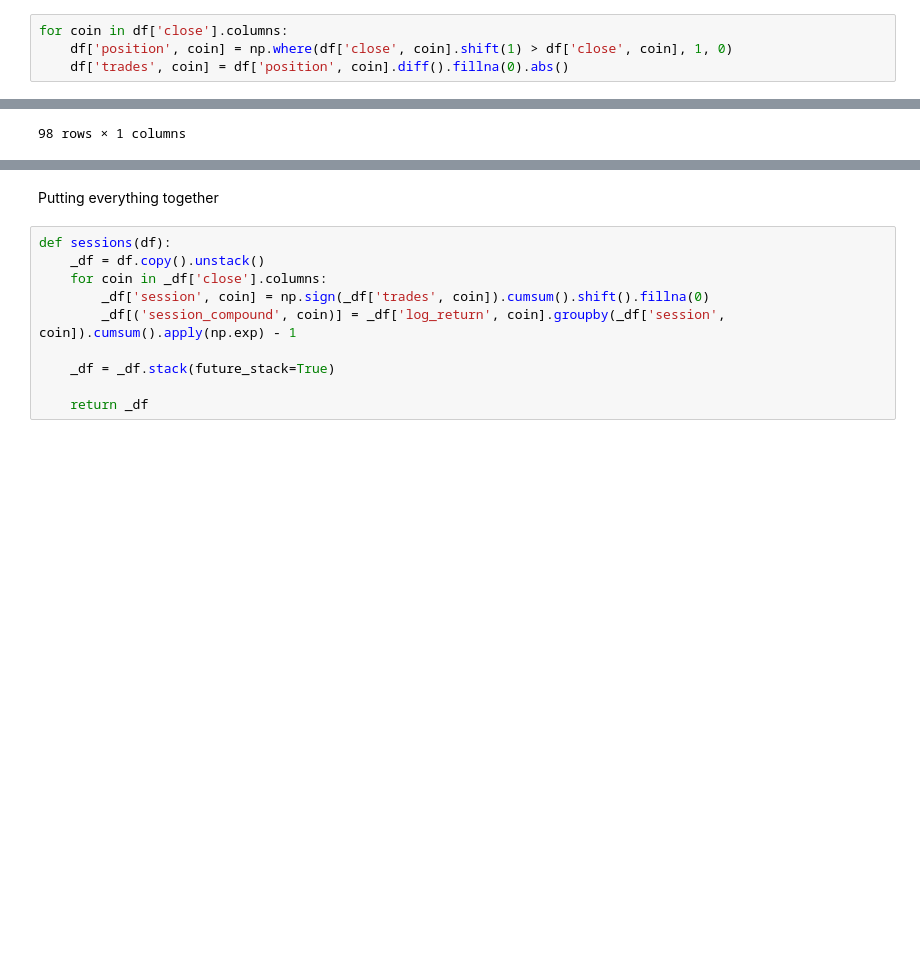
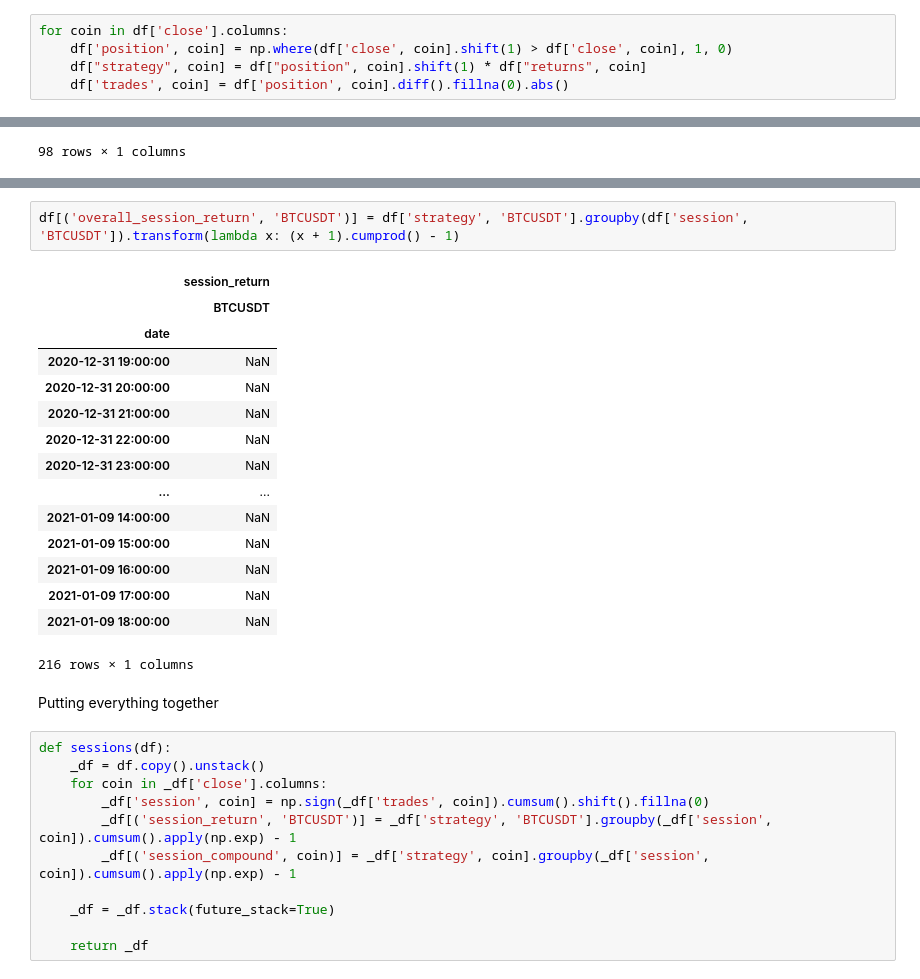
Before and after one commit to YassinKhanji/Portfolio_1, a Jupyter notebook: Technical_Portfolio/Data_Management/calculations.ipynb, the cells around one changed output, grey strips where cells are left out. Drawn from its saved outputs; the diff is of its cells as text; blank space fills up the shorter version.

Commit message:
Calculations
Still working on calculations providing columns for overall strategy returns and finding out about other data features I could add

```diff
--- a/Technical_Portfolio/Data_Management/calculations.ipynb
+++ b/Technical_Portfolio/Data_Management/calculations.ipynb
@@ -65,6 +65,7 @@ df
 # %%
 for coin in df['close'].columns:
     df['position', coin] = np.where(df['close', coin].shift(1) > df['close', coin], 1, 0)
+    df["strategy", coin] = df["position", coin].shift(1) * df["returns", coin]
     df['trades', coin] = df['position', coin].diff().fillna(0).abs()
 # %%
 df = df.sort_index(axis=1, level=0)
@@ -145,3 +146,21 @@ df
+# %%
+df[('overall_session_return', 'BTCUSDT')] = df['strategy', 'BTCUSDT'].groupby(df['session', 'BTCUSDT']).transform(lambda x: (x + 1).cumprod() - 1)
+# %% [output]
+|  | session_return |
+|  | BTCUSDT |
+| date |  |
+| 2020-12-31 19:00:00 | NaN |
+| 2020-12-31 20:00:00 | NaN |
+| 2020-12-31 21:00:00 | NaN |
+| 2020-12-31 22:00:00 | NaN |
+| 2020-12-31 23:00:00 | NaN |
+| ... | ... |
+| 2021-01-09 14:00:00 | NaN |
+| 2021-01-09 15:00:00 | NaN |
+| 2021-01-09 16:00:00 | NaN |
+| 2021-01-09 17:00:00 | NaN |
+| 2021-01-09 18:00:00 | NaN |
+216 rows × 1 columns
 # %% [markdown]
 Putting everything together
 # %%
@@ -149,7 +168,8 @@ def sessions(df):
     _df = df.copy().unstack()
     for coin in _df['close'].columns:
         _df['session', coin] = np.sign(_df['trades', coin]).cumsum().shift().fillna(0)
-        _df[('session_compound', coin)] = _df['log_return', coin].groupby(_df['session', coin]).cumsum().apply(np.exp) - 1
+        _df[('session_return', 'BTCUSDT')] = _df['strategy', 'BTCUSDT'].groupby(_df['session', coin]).cumsum().apply(np.exp) - 1
+        _df[('session_compound', coin)] = _df['strategy', coin].groupby(_df['session', coin]).cumsum().apply(np.exp) - 1
 
     _df = _df.stack(future_stack=True)
 
```
Also changed, not shown: parts of 4 cells of this notebook, 2 other files.
